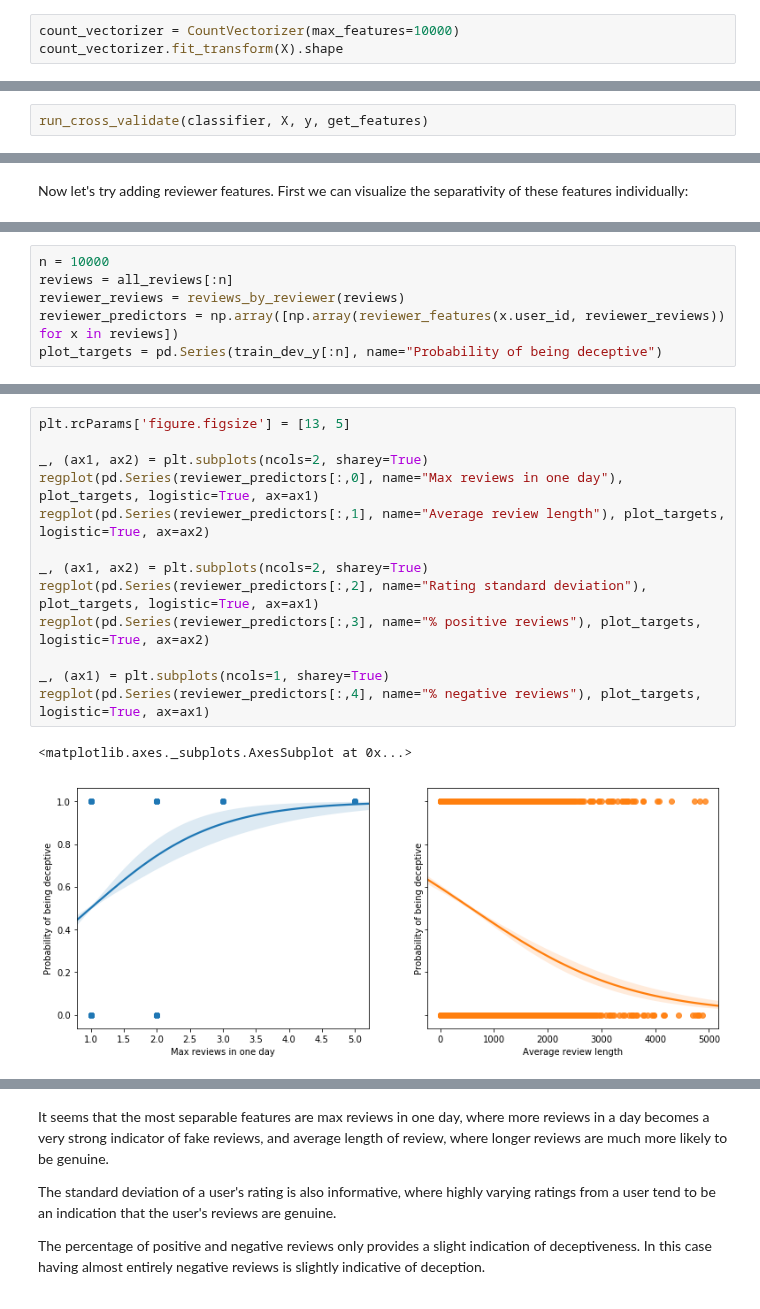
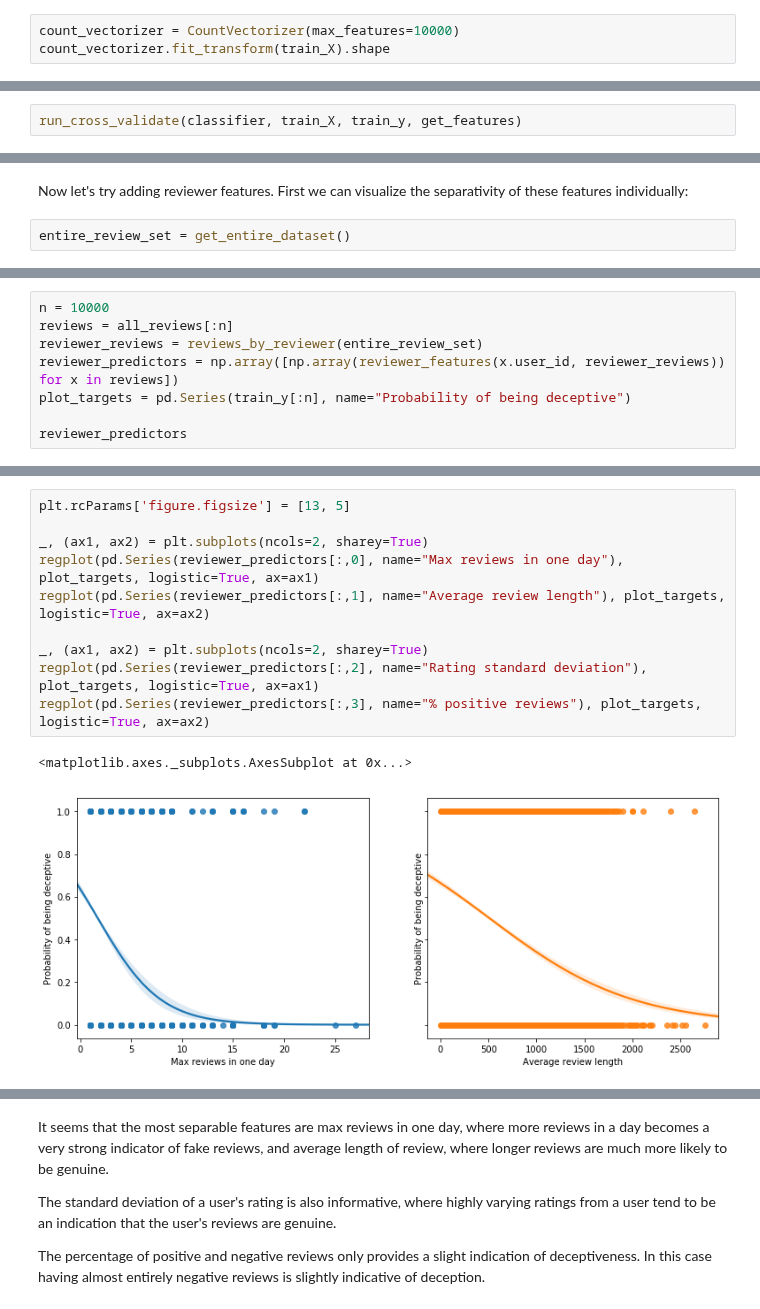
Before and after one commit to CPSSD/LUCAS, a Jupyter notebook: LUCAS/notebooks/yelp/5_svm_ArchitectureEngineering.ipynb, the cells around one changed output, grey strips where cells are left out. Saved outputs shown, nothing was run; the diff lists cells and outputs as text.

Commit message:
Changed graphs for Logistic Regression

```diff
--- a/LUCAS/notebooks/yelp/5_svm_ArchitectureEngineering.ipynb
+++ b/LUCAS/notebooks/yelp/5_svm_ArchitectureEngineering.ipynb
@@ -236,5 +236,5 @@ At this point I tried to improve features in a number of ways. I expected that s
 Let's set a low limit for the vocab size. This cleans out everything from the typos to the random jibberish:
 # %%
 count_vectorizer = CountVectorizer(max_features=10000)
-count_vectorizer.fit_transform(X).shape
+count_vectorizer.fit_transform(train_X).shape
 # %% [output]
@@ -242,3 +242,3 @@ count_vectorizer.fit_transform(X).shape
 # %%
-run_cross_validate(classifier, X, y, get_features)
+run_cross_validate(classifier, train_X, train_y, get_features)
 # %% [output]
@@ -262,2 +262,4 @@ run_cross_validate(classifier, X, y, get_features)
 # %% [markdown]
 Now let's try adding reviewer features. First we can visualize the separativity of these features individually:
+# %%
+entire_review_set = get_entire_dataset()
@@ -264,6 +270,8 @@ Now let's try adding reviewer features. First we can visualize the separativity
 # %%
 n = 10000
 reviews = all_reviews[:n]
-reviewer_reviews = reviews_by_reviewer(reviews)
+reviewer_reviews = reviews_by_reviewer(entire_review_set)
 reviewer_predictors = np.array([np.array(reviewer_features(x.user_id, reviewer_reviews)) for x in reviews])
-plot_targets = pd.Series(train_dev_y[:n], name="Probability of being deceptive")
+plot_targets = pd.Series(train_y[:n], name="Probability of being deceptive")
+
+reviewer_predictors
@@ -270,16 +299,13 @@ plot_targets = pd.Series(train_dev_y[:n], name="Probability of being deceptive")
 # %%
 plt.rcParams['figure.figsize'] = [13, 5]
 
 _, (ax1, ax2) = plt.subplots(ncols=2, sharey=True)
 regplot(pd.Series(reviewer_predictors[:,0], name="Max reviews in one day"), plot_targets, logistic=True, ax=ax1)
 regplot(pd.Series(reviewer_predictors[:,1], name="Average review length"), plot_targets, logistic=True, ax=ax2)
 
 _, (ax1, ax2) = plt.subplots(ncols=2, sharey=True)
 regplot(pd.Series(reviewer_predictors[:,2], name="Rating standard deviation"), plot_targets, logistic=True, ax=ax1)
 regplot(pd.Series(reviewer_predictors[:,3], name="% positive reviews"), plot_targets, logistic=True, ax=ax2)
-
-_, (ax1) = plt.subplots(ncols=1, sharey=True)
-regplot(pd.Series(reviewer_predictors[:,4], name="% negative reviews"), plot_targets, logistic=True, ax=ax1)
 # %% [output]
 <matplotlib.axes._subplots.AxesSubplot at 0x...>
-[figure, old version]
+[figure, new version]
```
Also changed, not shown: parts of 6 cells of this notebook.
